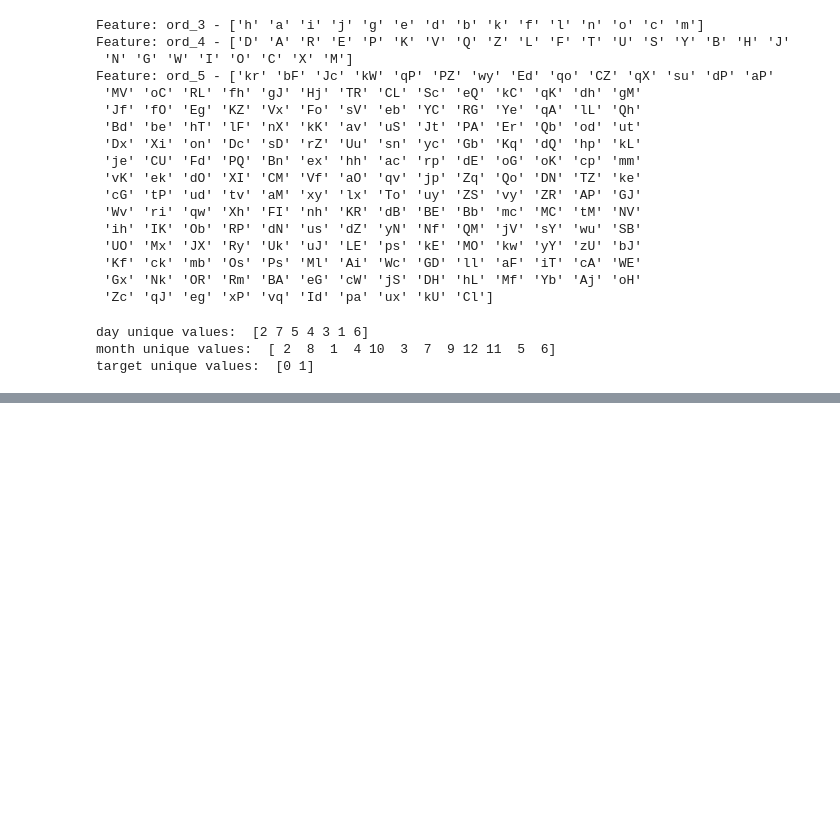
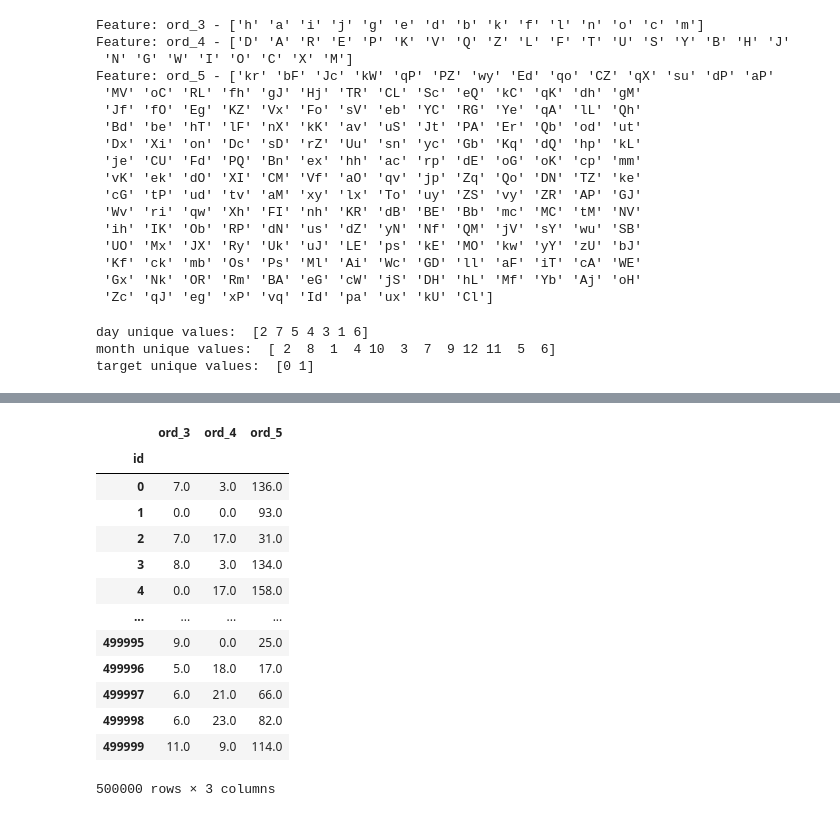
Before and after one commit to restful3/ds4th_study, a Jupyter notebook: code_dongwoo/ch07-cat-in-the-dat.ipynb, the cells around one changed output, grey strips where cells are left out. Cells and saved outputs as stored; diff of their text form; code cells hidden in the pictures; blank space fills up the shorter version.

```diff
--- a/code_dongwoo/ch07-cat-in-the-dat.ipynb
+++ b/code_dongwoo/ch07-cat-in-the-dat.ipynb
@@ -252,0 +330,5 @@ plot_cat_dist_with_true_ratio(train, date_features, 1, 2, size=(15, 10))
+# %%
+# 훈련 데이터와 테스트 데이터를 합칩니다.
+
+all_data = pd.concat([train.drop("target", axis=1), test])
+y_train = train["target"]
@@ -252,0 +357,20 @@ plot_cat_dist_with_true_ratio(train, date_features, 1, 2, size=(15, 10))
+# %%
+ord_encoder = OrdinalEncoder(categories="auto")  # OrdinalEncoder 객체 생성
+all_data[ord_features[3:]] = ord_encoder.fit_transform(all_data[ord_features[3:]])
+
+all_data[ord_features[3:]]
+# %% [output]
+|  | ord_3 | ord_4 | ord_5 |
+| id |  |  |  |
+| 0 | 7.0 | 3.0 | 136.0 |
+| 1 | 0.0 | 0.0 | 93.0 |
+| 2 | 7.0 | 17.0 | 31.0 |
+| 3 | 8.0 | 3.0 | 134.0 |
+| 4 | 0.0 | 17.0 | 158.0 |
+| ... | ... | ... | ... |
+| 499995 | 9.0 | 0.0 | 25.0 |
+| 499996 | 5.0 | 18.0 | 17.0 |
+| 499997 | 6.0 | 21.0 | 66.0 |
+| 499998 | 6.0 | 23.0 | 82.0 |
+| 499999 | 11.0 | 9.0 | 114.0 |
+500000 rows × 3 columns
```
Also changed, not shown: parts of 45 cells of this notebook, 4 other files.
